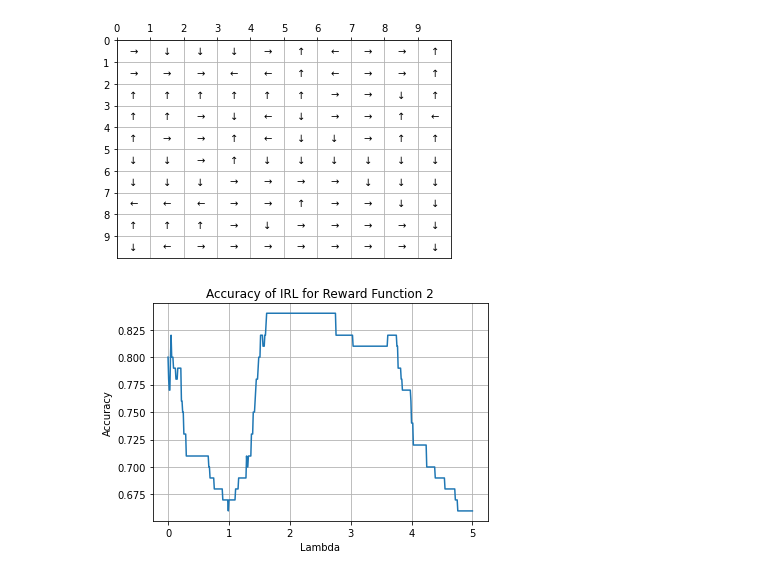
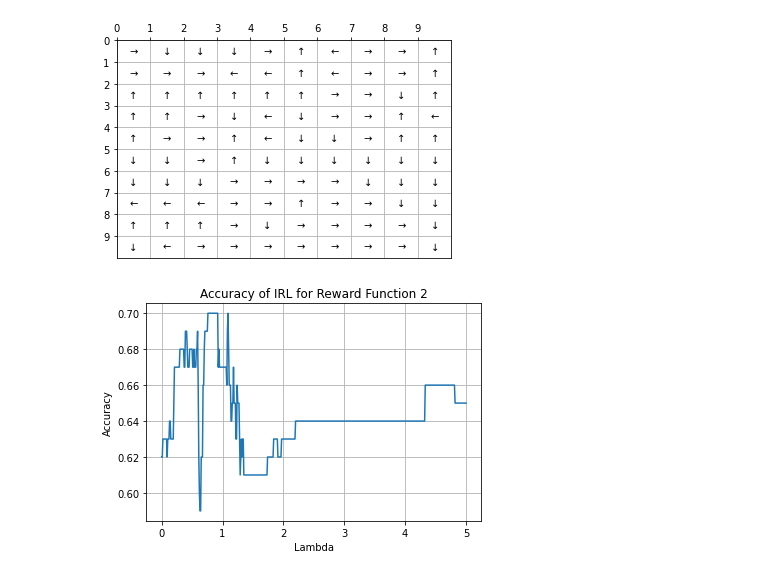
Before and after one commit to willytai/EE232E-2022-Spring, a Jupyter notebook: project3/q1_19.ipynb, the cells around one changed output. Saved outputs shown, nothing was run; the diff lists cells and outputs as text; code cells hidden in the pictures.

```diff
--- a/project3/q1_19.ipynb
+++ b/project3/q1_19.ipynb
@@ -613,38 +613,41 @@ plot_arrow(action_matrix)
 [figure]
 # %%
 # Question 18
+from tqdm import tqdm
+from cvxopt import solvers, matrix
+solvers.options['show_progress'] = False
 
 # reproduce Q9's result
 grid_size = 10
-wind = 0.6
+wind = 0.1
 discount = 0.8
 
 gw2 = Gridworld(grid_size, wind, discount, 2)
 reward_states = np.zeros(gw2.n_states)
 for i in range(gw2.n_states):
     reward_states[i] = gw2.reward(i)
 policy = find_policy(gw2.n_states, gw2.n_actions, gw2.transition_probability, reward_states, gw2.discount, stochastic=False)
 
 acclist = list()
 lambdas = np.arange(0, 5+5/500, 5/500)
 for _, lm in enumerate(tqdm(lambdas)):
     R = irl(policy, gw2, lm, discount, 1.0)
     policy_irl = find_policy(gw2.n_states, gw2.n_actions, gw2.transition_probability, R, gw2.discount, stochastic=False)
     acc = 0
     for i in range(100):
         if policy_irl[i] == policy[i]:
             acc += 1
     acc /= 100
     acclist.append(acc)
 
 plt.plot(lambdas,acclist)
 plt.xlabel("Lambda")
 plt.ylabel("Accuracy")
 plt.title("Accuracy of IRL for Reward Function 2")
 plt.grid()
 plt.show()
 # %% [output]
-[figure, old version]
+[figure, new version]
 # %%
 # Question 19
 print(f'max accuracy: {max(acclist)}')
```
Also changed, not shown: parts of 1 cell of this notebook.
